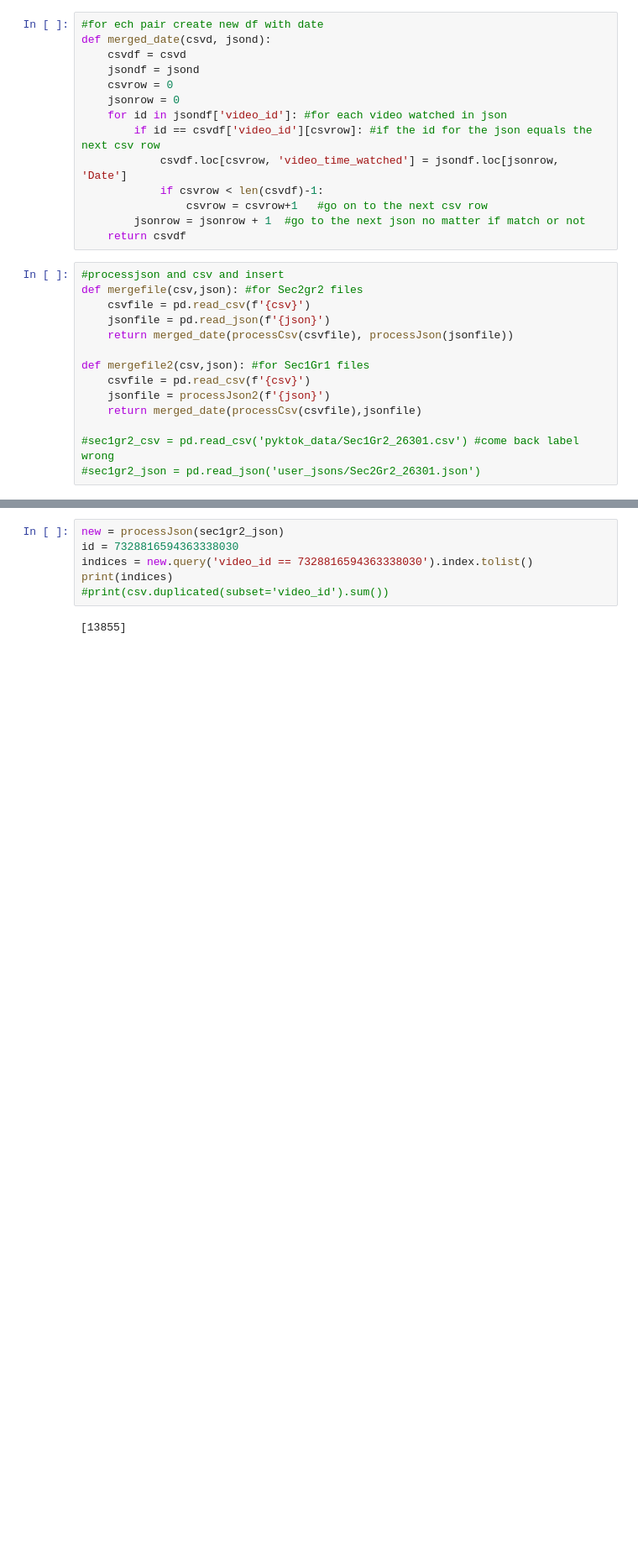
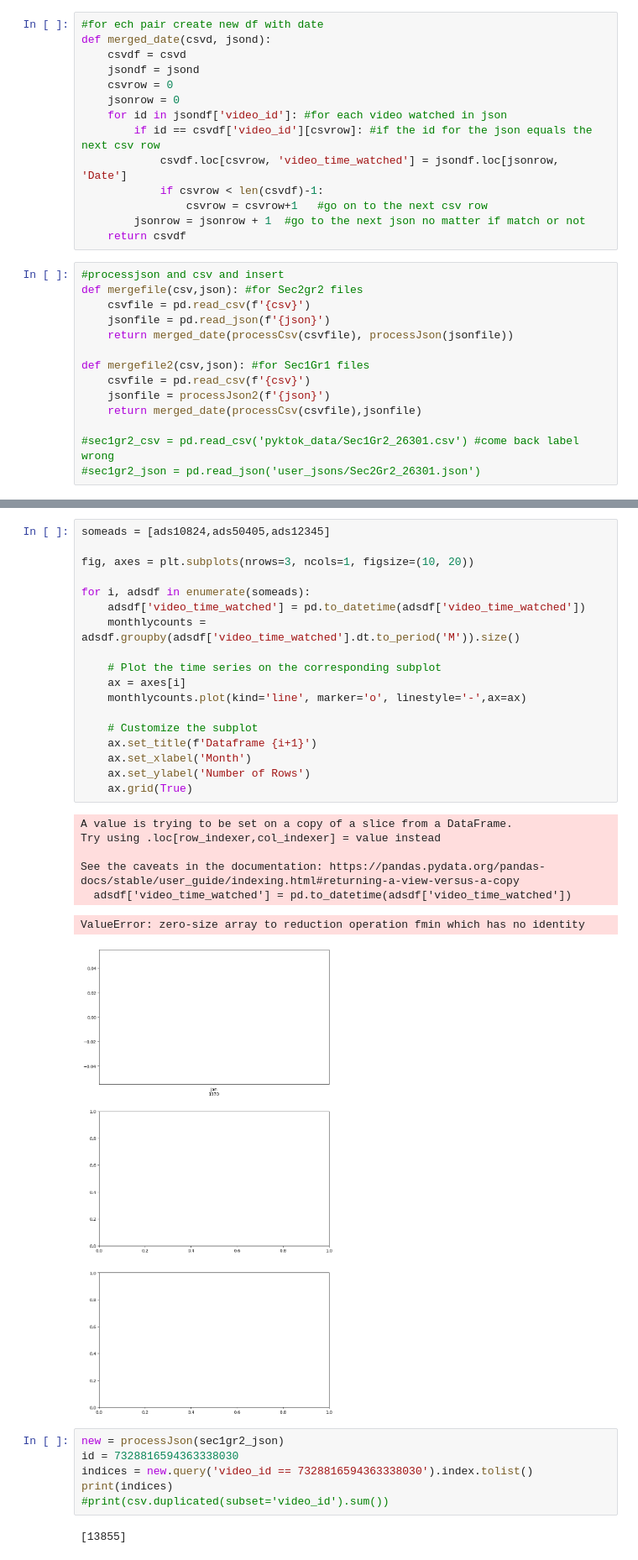
Before and after one commit to Dorajyl/CS315_FinalProject, a Jupyter notebook: CompleteDateTime.ipynb, the cells around one changed output, grey strips where cells are left out. Shown at 84% size. Drawn from its saved outputs; the diff is of its cells as text; blank space fills up the shorter version.

```diff
--- a/CompleteDateTime.ipynb
+++ b/CompleteDateTime.ipynb
@@ -87,3 +150,29 @@ all_dfs.head()
+# %%
+someads = [ads10824,ads50405,ads12345]
+
+fig, axes = plt.subplots(nrows=3, ncols=1, figsize=(10, 20))
+
+for i, adsdf in enumerate(someads):
+    adsdf['video_time_watched'] = pd.to_datetime(adsdf['video_time_watched'])
+    monthlycounts = adsdf.groupby(adsdf['video_time_watched'].dt.to_period('M')).size()
+
+    # Plot the time series on the corresponding subplot
+    ax = axes[i]
+    monthlycounts.plot(kind='line', marker='o', linestyle='-',ax=ax)
+
+    # Customize the subplot
+    ax.set_title(f'Dataframe {i+1}')
+    ax.set_xlabel('Month')
+    ax.set_ylabel('Number of Rows')
+    ax.grid(True)
+# %% [output]
+A value is trying to be set on a copy of a slice from a DataFrame.
+Try using .loc[row_indexer,col_indexer] = value instead
+
+See the caveats in the documentation: https://pandas.pydata.org/pandas-docs/stable/user_guide/indexing.html#returning-a-view-versus-a-copy
+  adsdf['video_time_watched'] = pd.to_datetime(adsdf['video_time_watched'])
+ValueError: zero-size array to reduction operation fmin which has no identity
+[figure, added]
 # %%
 new = processJson(sec1gr2_json)
 id = 7328816594363338030
```
Also changed, not shown: parts of 6 cells of this notebook.
